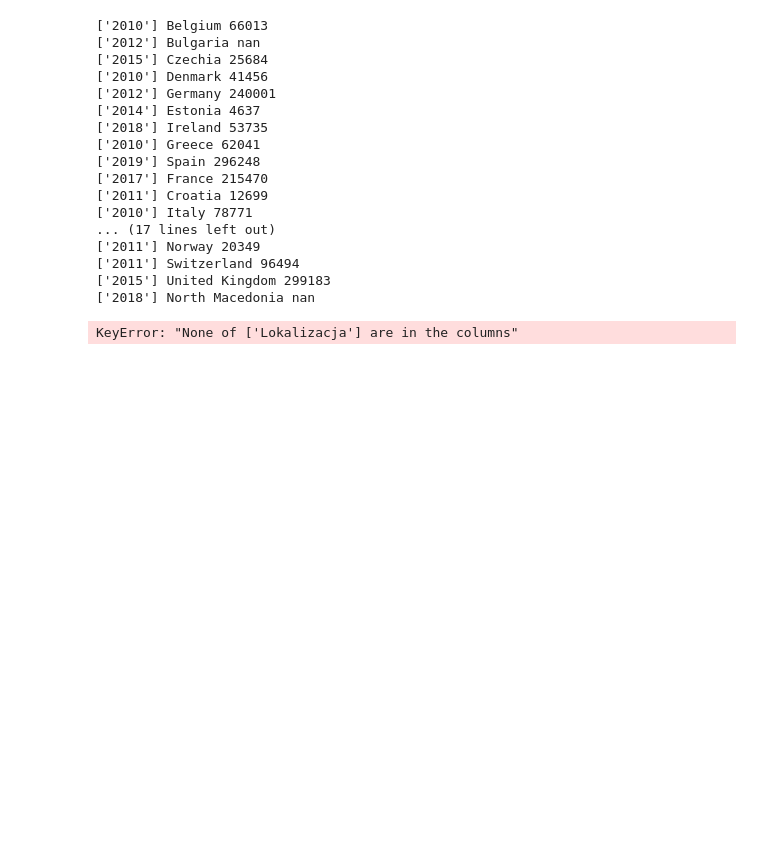
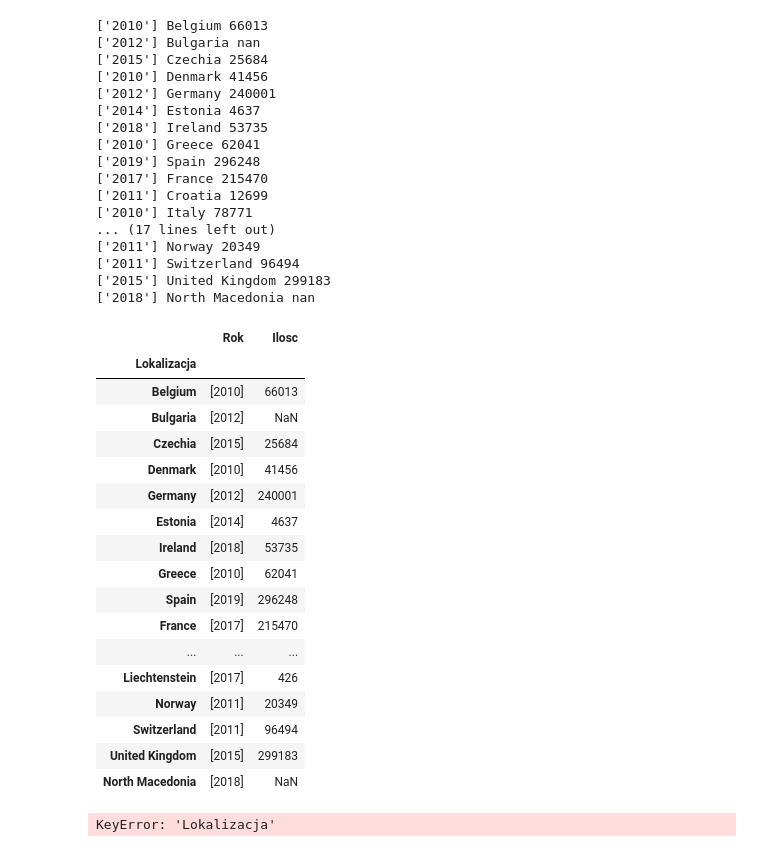
Before and after one commit to jkrotoszynska/python, a Jupyter notebook: zaliczenie.ipynb, the cells around one changed output. Drawn from its saved outputs; the diff is of its cells as text; code cells hidden in the pictures; blank space fills up the shorter version.

```diff
--- a/zaliczenie.ipynb
+++ b/zaliczenie.ipynb
@@ -313,12 +313,33 @@ for kraj in kraje:
 # %%
 df_maksim.to_csv('maksymalne.csv')
 df_minim.to_csv('minimalne.csv')
 
-
-df_maksim = df_maksim.set_index(['Lokalizacja'])
+index = df_maksim.index
+index.name = 'Lokalizacja'
 df_maksim
 # %% [output]
-KeyError: "None of ['Lokalizacja'] are in the columns"
+|  | Rok | Ilosc |
+| Lokalizacja |  |  |
+| Belgium | [2010] | 66013 |
+| Bulgaria | [2012] | NaN |
+| Czechia | [2015] | 25684 |
+| Denmark | [2010] | 41456 |
+| Germany | [2012] | 240001 |
+| Estonia | [2014] | 4637 |
+| Ireland | [2018] | 53735 |
+| Greece | [2010] | 62041 |
+| Spain | [2019] | 296248 |
+| France | [2017] | 215470 |
+| ... | ... | ... |
+| Liechtenstein | [2017] | 426 |
+| Norway | [2011] | 20349 |
+| Switzerland | [2011] | 96494 |
+| United Kingdom | [2015] | 299183 |
+| North Macedonia | [2018] | NaN |
 # %%
 #łączenie danych
+maksymalne=pd.read_csv('maksymalne.csv')
+minimalne=pd.read_csv('minimalne.csv')
 maks_i_min=maksymalne.merge(minimalne, on='Lokalizacja', how='outer')
+# %% [output]
+KeyError: 'Lokalizacja'
```
